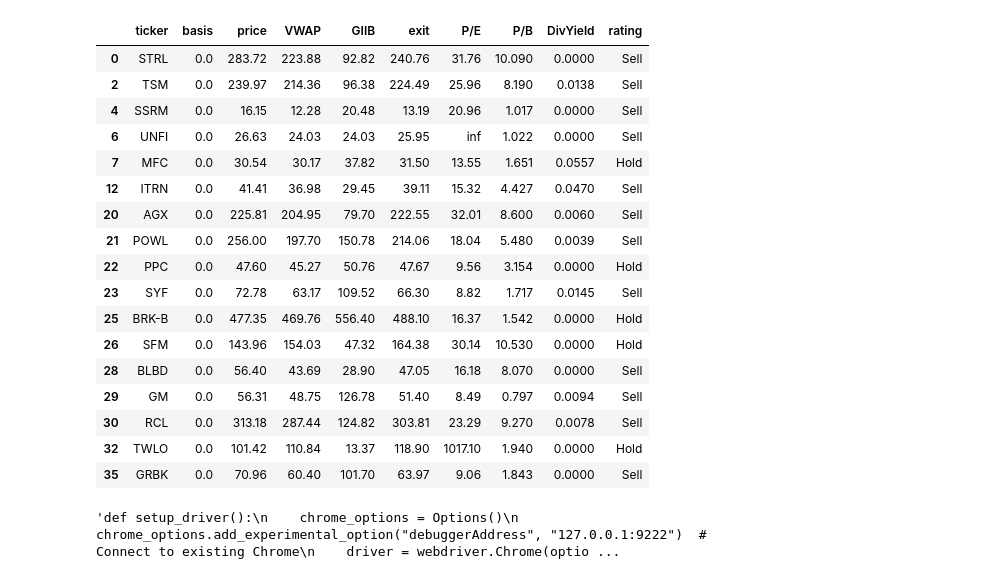
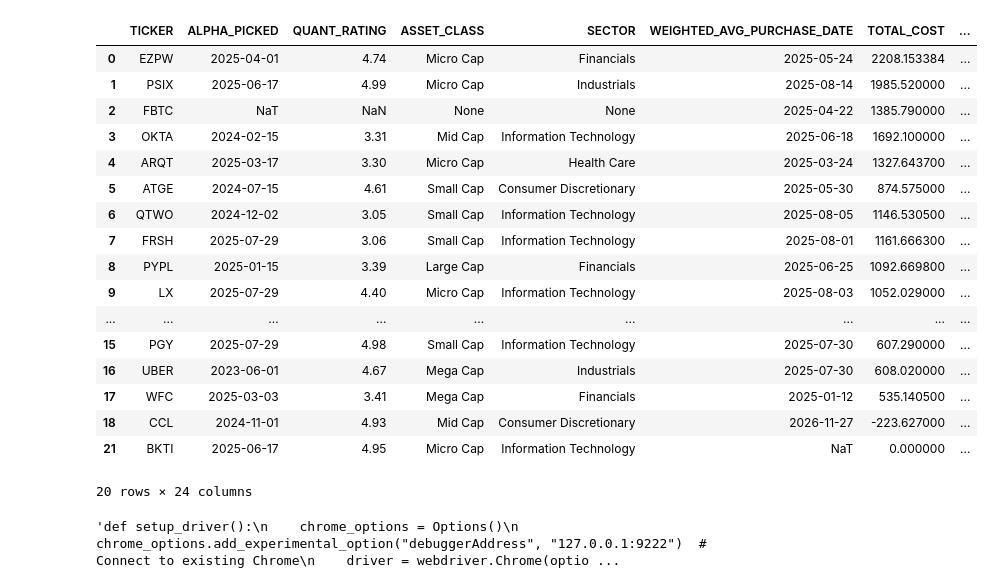
Before and after one commit to cb19weber/401k_optimize, a Jupyter notebook: project/investment_analytics.ipynb, the cells around one changed output. Drawn from its saved outputs; the diff is of its cells as text; code cells hidden in the pictures.

```diff
--- a/project/investment_analytics.ipynb
+++ b/project/investment_analytics.ipynb
@@ -544,24 +512,30 @@ retirement_df[retirement_df['basis']>0]
-# %%
-retirement_df[retirement_df['basis']==0]
-# %% [output]
-|  | ticker | basis | price | VWAP | GIIB | exit | P/E | P/B | DivYield | rating |
-| 0 | STRL | 0.0 | 283.72 | 223.88 | 92.82 | 240.76 | 31.76 | 10.090 | 0.0000 | Sell |
-| 2 | TSM | 0.0 | 239.97 | 214.36 | 96.38 | 224.49 | 25.96 | 8.190 | 0.0138 | Sell |
-| 4 | SSRM | 0.0 | 16.15 | 12.28 | 20.48 | 13.19 | 20.96 | 1.017 | 0.0000 | Sell |
-| 6 | UNFI | 0.0 | 26.63 | 24.03 | 24.03 | 25.95 | inf | 1.022 | 0.0000 | Sell |
-| 7 | MFC | 0.0 | 30.54 | 30.17 | 37.82 | 31.50 | 13.55 | 1.651 | 0.0557 | Hold |
-| 12 | ITRN | 0.0 | 41.41 | 36.98 | 29.45 | 39.11 | 15.32 | 4.427 | 0.0470 | Sell |
-| 20 | AGX | 0.0 | 225.81 | 204.95 | 79.70 | 222.55 | 32.01 | 8.600 | 0.0060 | Sell |
-| 21 | POWL | 0.0 | 256.00 | 197.70 | 150.78 | 214.06 | 18.04 | 5.480 | 0.0039 | Sell |
-| 22 | PPC | 0.0 | 47.60 | 45.27 | 50.76 | 47.67 | 9.56 | 3.154 | 0.0000 | Hold |
-| 23 | SYF | 0.0 | 72.78 | 63.17 | 109.52 | 66.30 | 8.82 | 1.717 | 0.0145 | Sell |
-| 25 | BRK-B | 0.0 | 477.35 | 469.76 | 556.40 | 488.10 | 16.37 | 1.542 | 0.0000 | Hold |
-| 26 | SFM | 0.0 | 143.96 | 154.03 | 47.32 | 164.38 | 30.14 | 10.530 | 0.0000 | Hold |
-| 28 | BLBD | 0.0 | 56.40 | 43.69 | 28.90 | 47.05 | 16.18 | 8.070 | 0.0000 | Sell |
-| 29 | GM | 0.0 | 56.31 | 48.75 | 126.78 | 51.40 | 8.49 | 0.797 | 0.0094 | Sell |
-| 30 | RCL | 0.0 | 313.18 | 287.44 | 124.82 | 303.81 | 23.29 | 9.270 | 0.0078 | Sell |
-| 32 | TWLO | 0.0 | 101.42 | 110.84 | 13.37 | 118.90 | 1017.10 | 1.940 | 0.0000 | Hold |
-| 35 | GRBK | 0.0 | 70.96 | 60.40 | 101.70 | 63.97 | 9.06 | 1.843 | 0.0000 | Sell |
+# %%
+brokerage_portfolio_df, brok_total = build_portfolio_df(brokerage_df, b_analysis_df,
+                                                        cash_pos=brokerage_cash,
+                                                        historical_return=brokerage_historical_return)
+# %%
+brokerage_portfolio_df = brokerage_portfolio_df[(brokerage_portfolio_df['TOTAL_QUANTITY'] > 0) | (brokerage_portfolio_df['price'] < 100)]
+# %%
+brokerage_portfolio_df
+# %% [output]
+|  | TICKER | ALPHA_PICKED | QUANT_RATING | ASSET_CLASS | SECTOR | WEIGHTED_AVG_PURCHASE_DATE | TOTAL_COST | ... |
+| 0 | EZPW | 2025-04-01 | 4.74 | Micro Cap | Financials | 2025-05-24 | 2208.153384 | ... |
+| 1 | PSIX | 2025-06-17 | 4.99 | Micro Cap | Industrials | 2025-08-14 | 1985.520000 | ... |
+| 2 | FBTC | NaT | NaN | None | None | 2025-04-22 | 1385.790000 | ... |
+| 3 | OKTA | 2024-02-15 | 3.31 | Mid Cap | Information Technology | 2025-06-18 | 1692.100000 | ... |
+| 4 | ARQT | 2025-03-17 | 3.30 | Micro Cap | Health Care | 2025-03-24 | 1327.643700 | ... |
+| 5 | ATGE | 2024-07-15 | 4.61 | Small Cap | Consumer Discretionary | 2025-05-30 | 874.575000 | ... |
+| 6 | QTWO | 2024-12-02 | 3.05 | Small Cap | Information Technology | 2025-08-05 | 1146.530500 | ... |
+| 7 | FRSH | 2025-07-29 | 3.06 | Small Cap | Information Technology | 2025-08-01 | 1161.666300 | ... |
+| 8 | PYPL | 2025-01-15 | 3.39 | Large Cap | Financials | 2025-06-25 | 1092.669800 | ... |
+| 9 | LX | 2025-07-29 | 4.40 | Micro Cap | Information Technology | 2025-08-03 | 1052.029000 | ... |
+| ... | ... | ... | ... | ... | ... | ... | ... | ... |
+| 15 | PGY | 2025-07-29 | 4.98 | Small Cap | Information Technology | 2025-07-30 | 607.290000 | ... |
+| 16 | UBER | 2023-06-01 | 4.67 | Mega Cap | Industrials | 2025-07-30 | 608.020000 | ... |
+| 17 | WFC | 2025-03-03 | 3.41 | Mega Cap | Financials | 2025-01-12 | 535.140500 | ... |
+| 18 | CCL | 2024-11-01 | 4.93 | Mid Cap | Consumer Discretionary | 2026-11-27 | -223.627000 | ... |
+| 21 | BKTI | 2025-06-17 | 4.95 | Micro Cap | Information Technology | NaT | 0.000000 | ... |
+20 rows × 24 columns
 # %%
 '''def setup_driver():
     chrome_options = Options()
```
Also changed, not shown: parts of 27 cells of this notebook.
